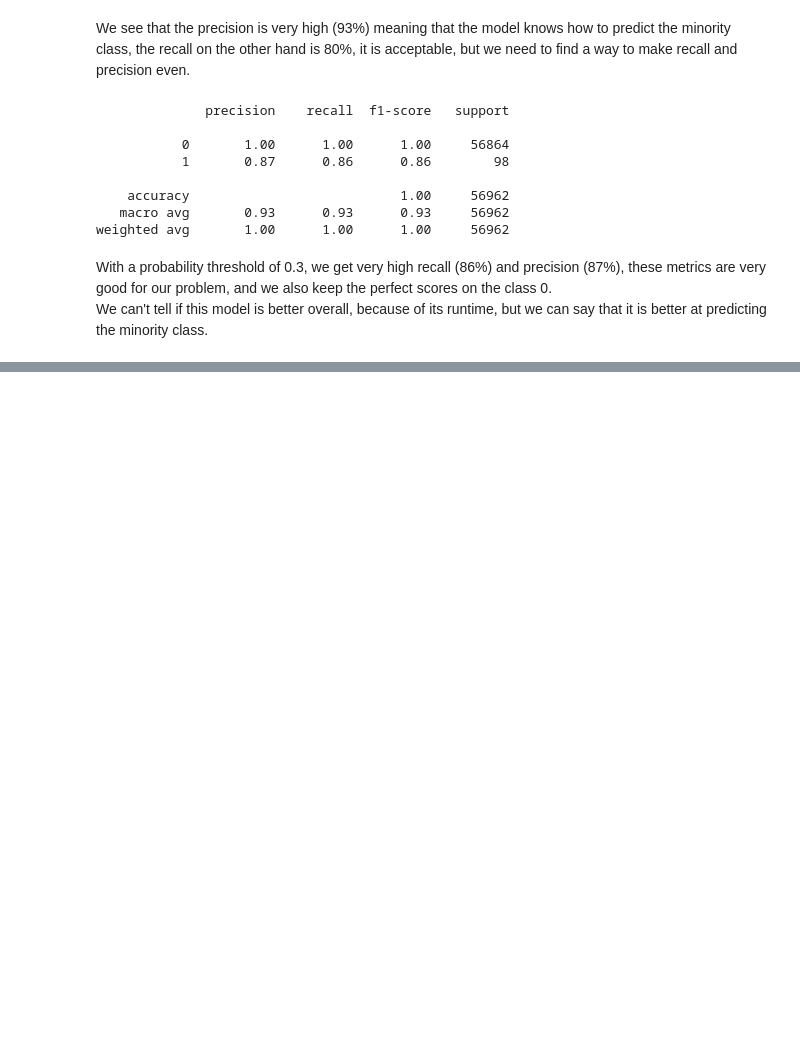
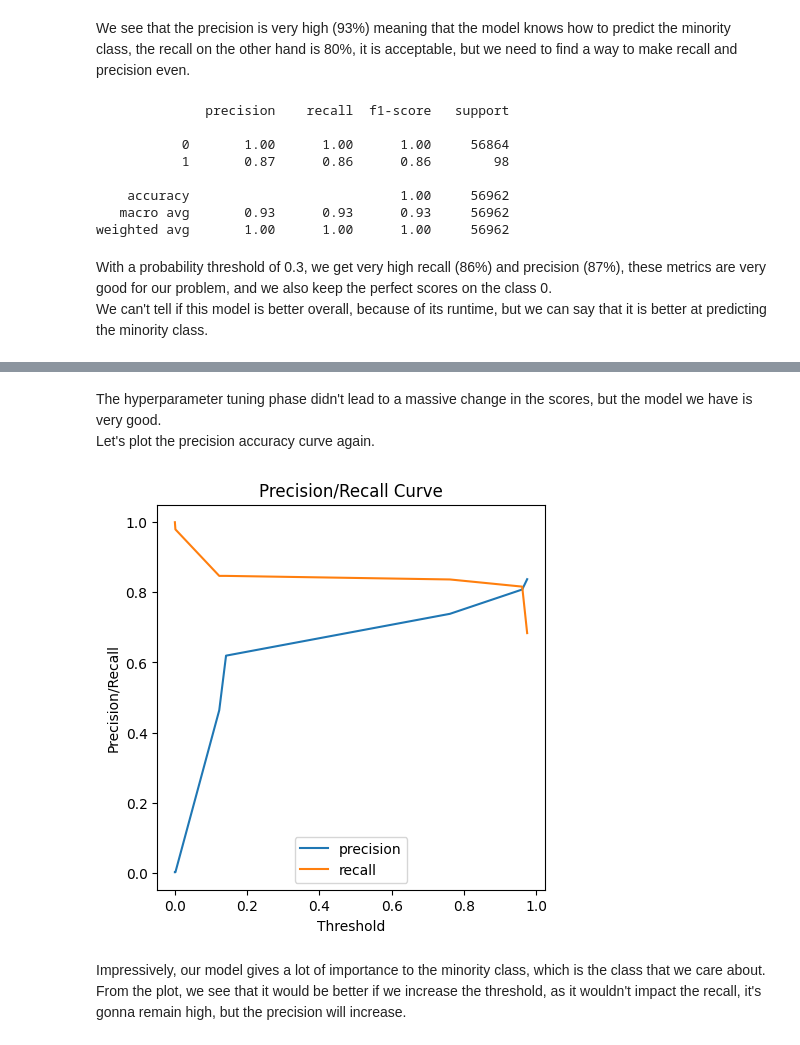
Before and after one commit to mnijadi/creditcard-fraud-detection, a Jupyter notebook: notebooks/2_modeling.ipynb, the cells around one changed output, grey strips where cells are left out. Drawn from its saved outputs; the diff is of its cells as text; code cells hidden in the pictures; blank space fills up the shorter version.

```diff
--- a/notebooks/2_modeling.ipynb
+++ b/notebooks/2_modeling.ipynb
@@ -306,0 +335,11 @@ By default, the SGDClassifier mnimizes the hinge loss function, which is the one
+# %%
+param_grid = {
+    'sgd__alpha': [0.001, 0.01, 0.1, 1, 10],
+    'sgd__penalty': ['l1', 'l2']
+}
+
+# instantiate grid search
+grid = GridSearchCV(pipe, param_grid, cv=5, scoring='recall')
+
+# fit the grid
+grid.fit(X_train, y_train)
@@ -306,0 +407,12 @@ By default, the SGDClassifier mnimizes the hinge loss function, which is the one
+# %%
+# parameters
+param_grid = {
+    'max_depth': [3, 5, 7, 9],
+    'min_weight_fraction_leaf': [0, 0.1, 0.2, 0.3]
+}
+
+# instantiate grid search
+grid = GridSearchCV(dt, param_grid, cv=5, scoring='f1')
+
+# fit the grid
+grid.fit(X_train, y_train)
@@ -306,0 +436,6 @@ By default, the SGDClassifier mnimizes the hinge loss function, which is the one
+# %%
+dt = grid.best_estimator_
+
+# predict on test
+y_pred = dt.predict(X_test)
+y_pred_prob = dt.predict_proba(X_test)[:, 1]
@@ -306,0 +454,23 @@ By default, the SGDClassifier mnimizes the hinge loss function, which is the one
+# %% [markdown]
+The hyperparameter tuning phase didn't lead to a massive change in the scores, but the model we have is very good.
+Let's plot the precision accuracy curve again.
+# %%
+# get the scores for different thresholds
+precision, recall, thresholds = precision_recall_curve(y_test, y_pred_prob)
+
+# plot
+plt.plot(thresholds, precision[:-1], label='precision')
+plt.plot(thresholds, recall[:-1], label='recall')
+
+plt.xlabel('Threshold')
+plt.ylabel('Precision/Recall')
+
+plt.title('Precision/Recall Curve')
+plt.legend(loc="lower center")
+
+plt.show()
+# %% [output]
+[figure, added]
+# %% [markdown]
+Impressively, our model gives a lot of importance to the minority class, which is the class that we care about.
+From the plot, we see that it would be better if we increase the threshold, as it wouldn't impact the recall, it's gonna remain high, but the precision will increase.
```
Also changed, not shown: parts of 18 cells of this notebook.
